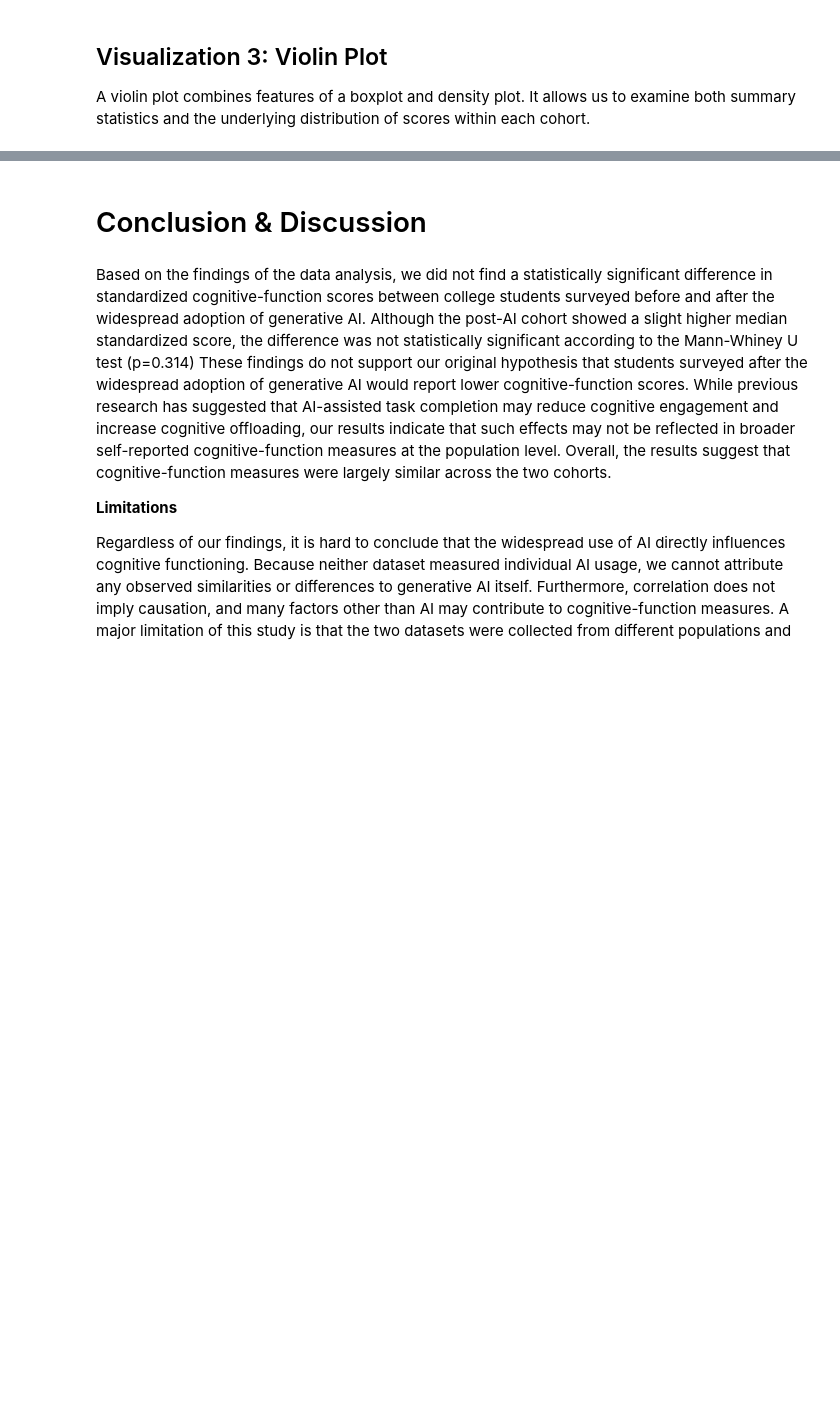
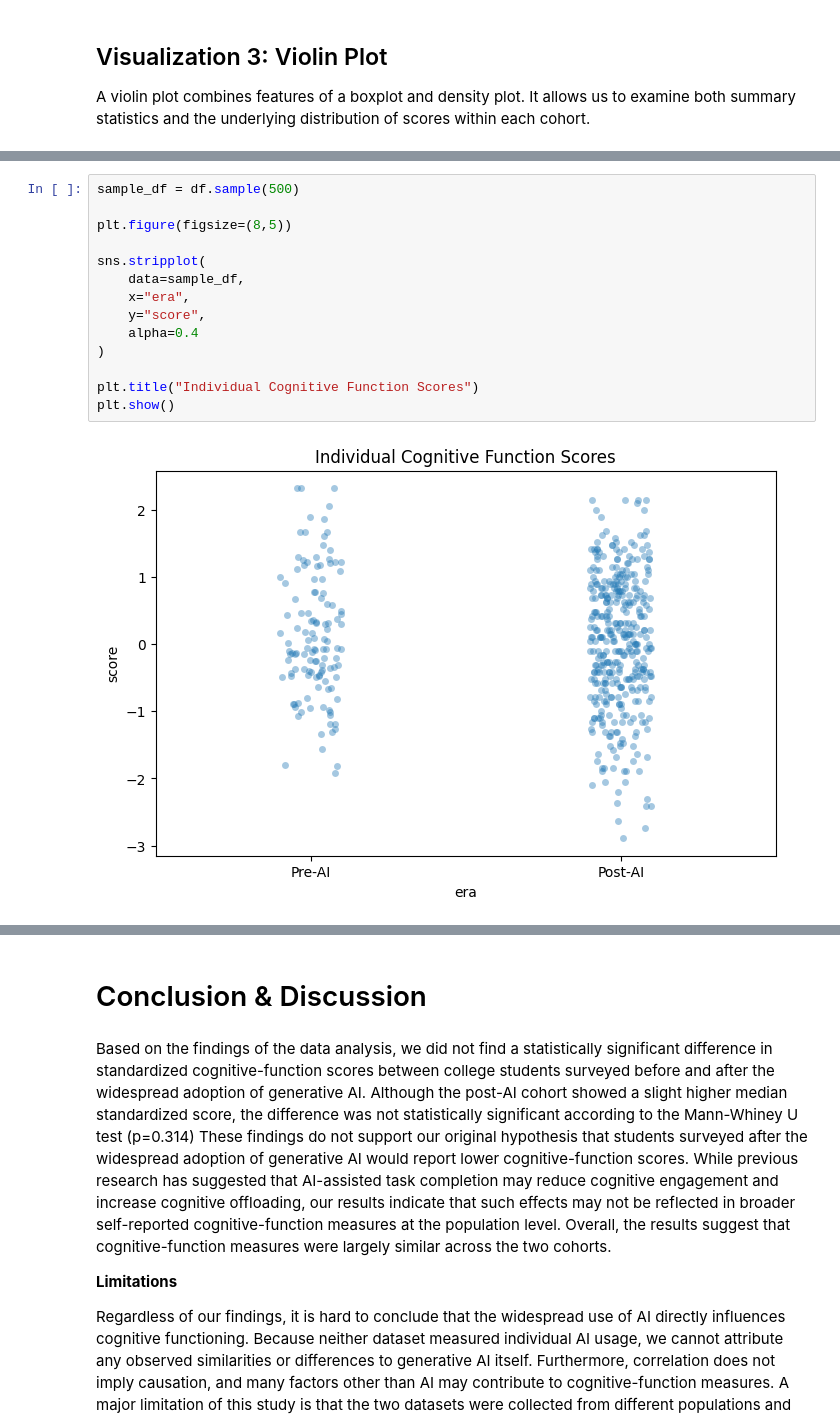
Before and after one commit to aiho8/Gen-AI, a Jupyter notebook: FinalProject-GroupXYZ.ipynb, the cells around one changed output, grey strips where cells are left out. Drawn from its saved outputs; the diff is of its cells as text; blank space fills up the shorter version.

```diff
--- a/FinalProject-GroupXYZ.ipynb
+++ b/FinalProject-GroupXYZ.ipynb
@@ -273,0 +359,16 @@ plt.show()
+# %%
+sample_df = df.sample(500)
+
+plt.figure(figsize=(8,5))
+
+sns.stripplot(
+    data=sample_df,
+    x="era",
+    y="score",
+    alpha=0.4
+)
+
+plt.title("Individual Cognitive Function Scores")
+plt.show()
+# %% [output]
+[figure, added]
```
Also changed, not shown: parts of 13 cells of this notebook.
